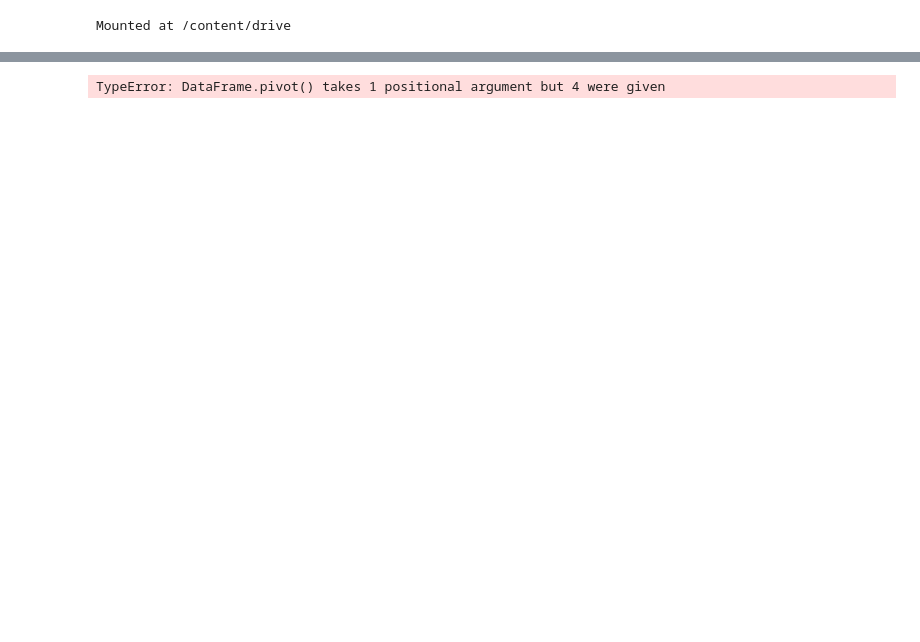
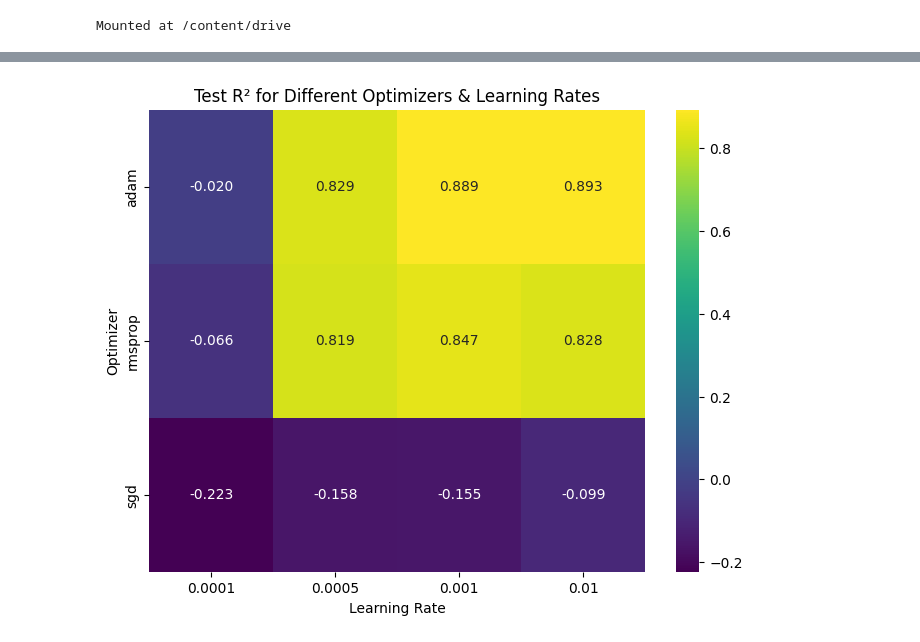
Before and after one commit to aya-bani/changing-optimization-function, a Jupyter notebook: changing_optimization_function.ipynb, the cells around one changed output, grey strips where cells are left out. Saved outputs shown, nothing was run; the diff lists cells and outputs as text; code cells hidden in the pictures; blank space fills up the shorter version.

Commit message:
best optimizer according to r2 is adam 0.893

```diff
--- a/changing_optimization_function.ipynb
+++ b/changing_optimization_function.ipynb
@@ -100,13 +115,14 @@ print(opt_results.sort_values("test_r2", ascending=False).head())
 # %%
 # -----------------------------
 # Heatmap for visualization
 # -----------------------------
-pivot = opt_results.pivot("optimizer", "lr", "test_r2")
+pivot = opt_results.pivot(index="optimizer", columns="lr", values="test_r2")
+
 plt.figure(figsize=(8,6))
 sns.heatmap(pivot, annot=True, fmt=".3f", cmap="viridis")
 plt.title("Test R² for Different Optimizers & Learning Rates")
 plt.ylabel("Optimizer")
 plt.xlabel("Learning Rate")
 plt.show()
 # %% [output]
-TypeError: DataFrame.pivot() takes 1 positional argument but 4 were given
+[figure, added]
```
Also changed, not shown: parts of 1 cell of this notebook.
